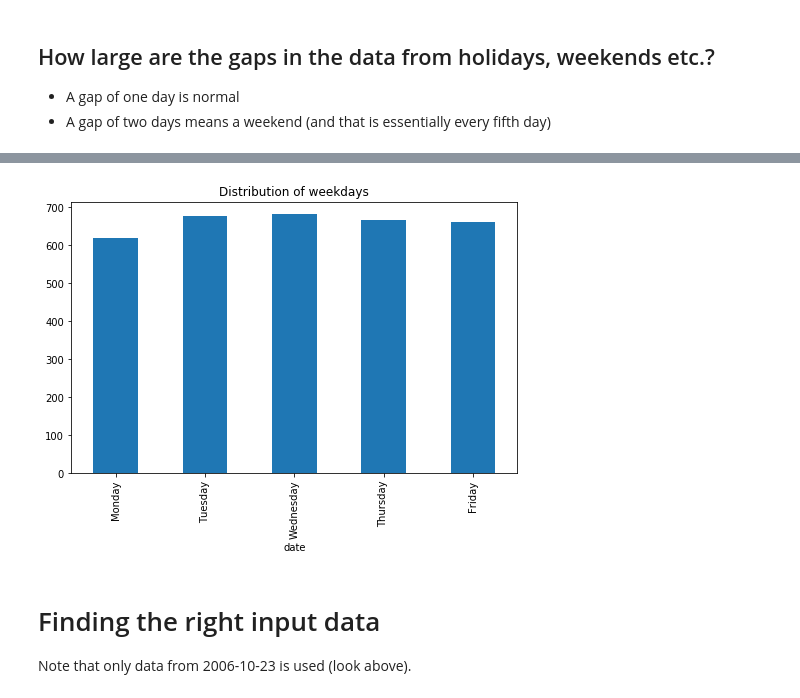
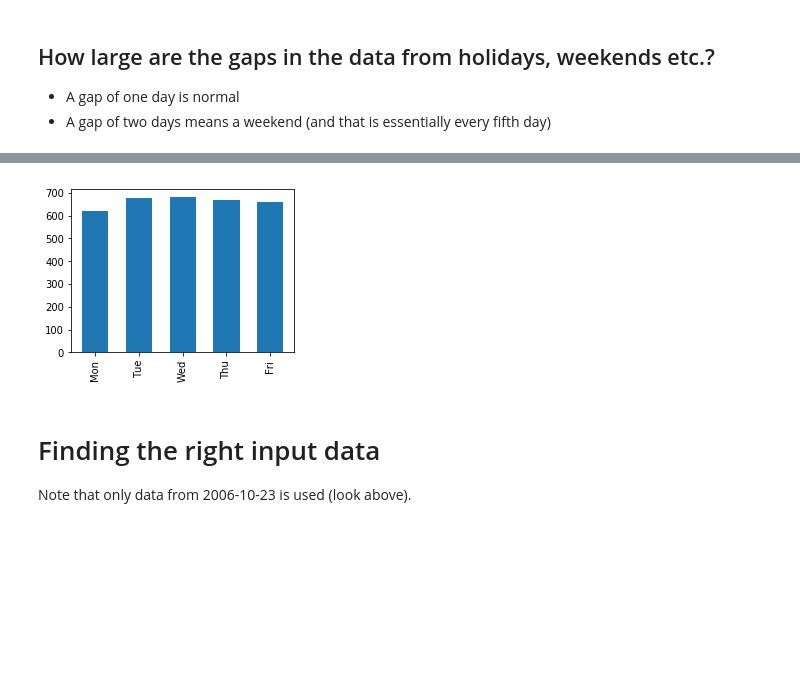
Before and after one commit to leyhline/vix-term-structure, a Jupyter notebook: overview.ipynb, the cells around one changed output, grey strips where cells are left out. Drawn from its saved outputs; the diff is of its cells as text; code cells hidden in the pictures; blank space fills up the shorter version.

Commit message:
Created more plots

```diff
--- a/overview.ipynb
+++ b/overview.ipynb
@@ -265,14 +280,15 @@ date
 Name: date, dtype: int64
 # %%
 weekdays = dates.map(operator.methodcaller("weekday"))
-name_of_weekday = tuple(calendar.day_name)
+name_of_weekday = tuple(calendar.day_abbr)
 weekdays = weekdays.groupby(weekdays).count()
 weekdays.index = weekdays.index.map(lambda x: name_of_weekday[x])
-weekdays.plot.bar(figsize=(8,5))
-plt.title("Distribution of weekdays")
+weekdays.plot.bar(figsize=(4,3), width=0.6)
+plt.xlabel("")
+plt.savefig("weekdays.pdf", format="pdf", bbox_inches="tight", dpi=300)
 plt.show()
 # %% [output]
-[figure, old version]
+[figure, new version]
 # %% [markdown]
 # Finding the right input data
 
```
Also changed, not shown: parts of 4 cells of this notebook.
